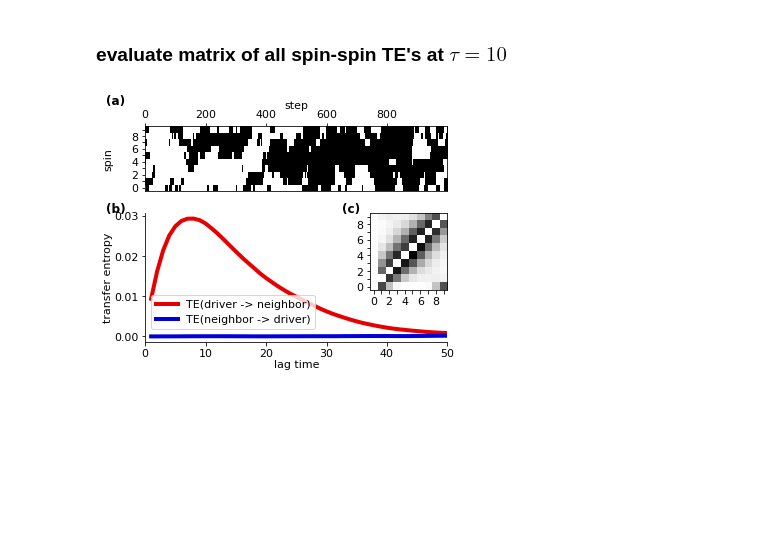
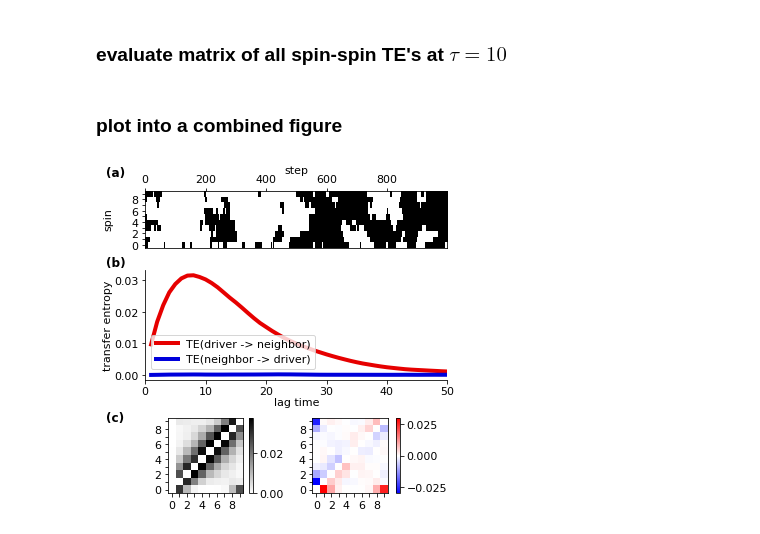
Before and after one commit to thempel/information, a Jupyter notebook: notebooks/glauber dynamics simple analysis-PAPER-FIG2.ipynb, the cells around one changed output. Drawn from its saved outputs; the diff is of its cells as text; code cells hidden in the pictures; blank space fills up the shorter version.

```diff
--- a/notebooks/glauber dynamics simple analysis-PAPER-FIG2.ipynb
+++ b/notebooks/glauber dynamics simple analysis-PAPER-FIG2.ipynb
@@ -95,3 +129,5 @@ di_mat = di_mat / ntrials
+# %% [markdown]
+### plot into a combined figure
 # %%
 mpl.rcParams['axes.titlesize'] = 11
 mpl.rcParams['axes.labelsize'] = 11
@@ -110,18 +146,19 @@ backwcol, forwcol = plt.cm.seismic(0.2), plt.cm.seismic(.8)
 # %%
 driver2neighbor = te_driver2neighbor
 dmat = te_mat
+dmat_forw_min_back = te_mat - te_mat.T
 
-fig = plt.figure(figsize=(4.2, 3.0))
+fig = plt.figure(figsize=(4.2, 4.2))
 gw = 700
-gh = 500
+gh = 800
 gs = plt.GridSpec(gh, gw)
 gs.update(hspace=0.0, wspace=0.0, left=0.0, right=1.0, bottom=0.0, top=1.0)
 
 ax_box = fig.add_subplot(gs[:, :])
 ax_box.set_axis_off()
-ax_box.text(-0.13, 1.1, '(a)', size=12, fontweight='bold')
-ax_box.text(-0.13, 0.60, '(b)', size=12, fontweight='bold')
-ax_box.text(.65, 0.60, '(c)', size=12, fontweight='bold')
+ax_box.text(-0.13, 1.05, '(a)', size=12, fontweight='bold')
+ax_box.text(-0.13, 0.75, '(b)', size=12, fontweight='bold')
+ax_box.text(-0.13, 0.24, '(c)', size=12, fontweight='bold')
 
 
 ax_ts = fig.add_subplot(gs[:150, :])
@@ -132,46 +169,54 @@ ax_ts.set_ylim(-.5, nspins - .5) # turns y-axis bottom-up. is consistent. same a
 ax_ts.set_ylabel('spin')
 ax_ts.set_xlabel('step')
 ax_ts.set_yticks(range(nspins))
 ax_ts.set_yticklabels(np.vstack([np.arange(0, nspins, 2).astype(str),
                                   np.array(['' for _ in range(int(nspins/2))])]).T.reshape(nspins));
 ax_ts.xaxis.tick_top()
 ax_ts.xaxis.set_label_position('top')
 
 
-ax_lag = fig.add_subplot(gs[-300:, :])
+ax_lag = fig.add_subplot(gs[210:500, :])
 
 ax_lag.plot(msmlags, driver2neighbor[:, :, 0].mean(axis=0), lw=4,
             label='TE(driver -> neighbor)', c=forwcol)
 ax_lag.plot(msmlags, driver2neighbor[:, :, 1].mean(axis=0), lw=4,
             label='TE(neighbor -> driver)', c=backwcol)
 ax_lag.legend(loc=(.02, .1))
 ax_lag.spines['top'].set_visible(False)
 ax_lag.spines['right'].set_visible(False)
 ax_lag.set_xlim(0, len(msmlags))
 
 ax_lag.set_ylabel('transfer entropy')
 ax_lag.set_xlabel('lag time')
 
-ax_mat = fig.add_subplot(gs[-300:-300+180, -180:])
-ax_mat.imshow(dmat, cmap=cmap)
-ax_mat.set_xticks(range(nspins))
-ax_mat.set_yticks(range(nspins))
-ax_mat.set_yticklabels(np.vstack([np.arange(0, nspins, 2).astype(str),
-                                  np.array(['' for _ in range(int(nspins/2))])]).T.reshape(nspins))
-ax_mat.set_xticklabels(np.vstack([np.arange(0, nspins, 2).astype(str),
-                                  np.array(['' for _ in range(int(nspins/2))])]).T.reshape(nspins))
-ax_mat.set_ylim(-.5, nspins - .5)
-ax_mat.set_xlim(-.5, nspins - .5)
+ax_mat1 = fig.add_subplot(gs[600:, 50:230])
+ax_colb1 = fig.add_subplot(gs[600:, 240:250])
+img1 = ax_mat1.imshow(dmat, cmap=cmap)
+fig.colorbar(img1, cax=ax_colb1)
+ax_mat2 = fig.add_subplot(gs[600:, 380:570])
+ax_colb2 = fig.add_subplot(gs[600:, 580:590])
+img2 = ax_mat2.imshow(dmat_forw_min_back, cmap='bwr')
+fig.colorbar(img2, cax=ax_colb2)
+
+for ax_mat in [ax_mat1, ax_mat2]:
+    ax_mat.set_xticks(range(nspins))
+    ax_mat.set_yticks(range(nspins))
+    ax_mat.set_yticklabels(np.vstack([np.arange(0, nspins, 2).astype(str),
+                                      np.array(['' for _ in range(int(nspins/2))])]).T.reshape(nspins))
+    ax_mat.set_xticklabels(np.vstack([np.arange(0, nspins, 2).astype(str),
+                                      np.array(['' for _ in range(int(nspins/2))])]).T.reshape(nspins))
+    ax_mat.set_ylim(-.5, nspins - .5)
+    ax_mat.set_xlim(-.5, nspins - .5)
 
 
 all_axs = [ax_ts, ax_mat, ax_lag]
 for ax in all_axs:
     ax.set_facecolor((0, 0, 0, 0))
 
 fig.align_labels(all_axs)
-#fig.savefig('/Users/thempel/fuhome/Dokumente/Papers/paper_directed_networks/gfx/ising_simple.pdf', bbox_inches='tight')
+fig.savefig('/home/mi/thempel/Dokumente/Papers/paper_directed_networks/gfx/ising_simple.pdf', bbox_inches='tight')
 # %% [output]
-[figure, old version]
+[figure, new version]
 # %%
 driver2neighbor = di_driver2neighbor
 dmat = di_mat
```
Also changed, not shown: parts of 4 cells of this notebook.
